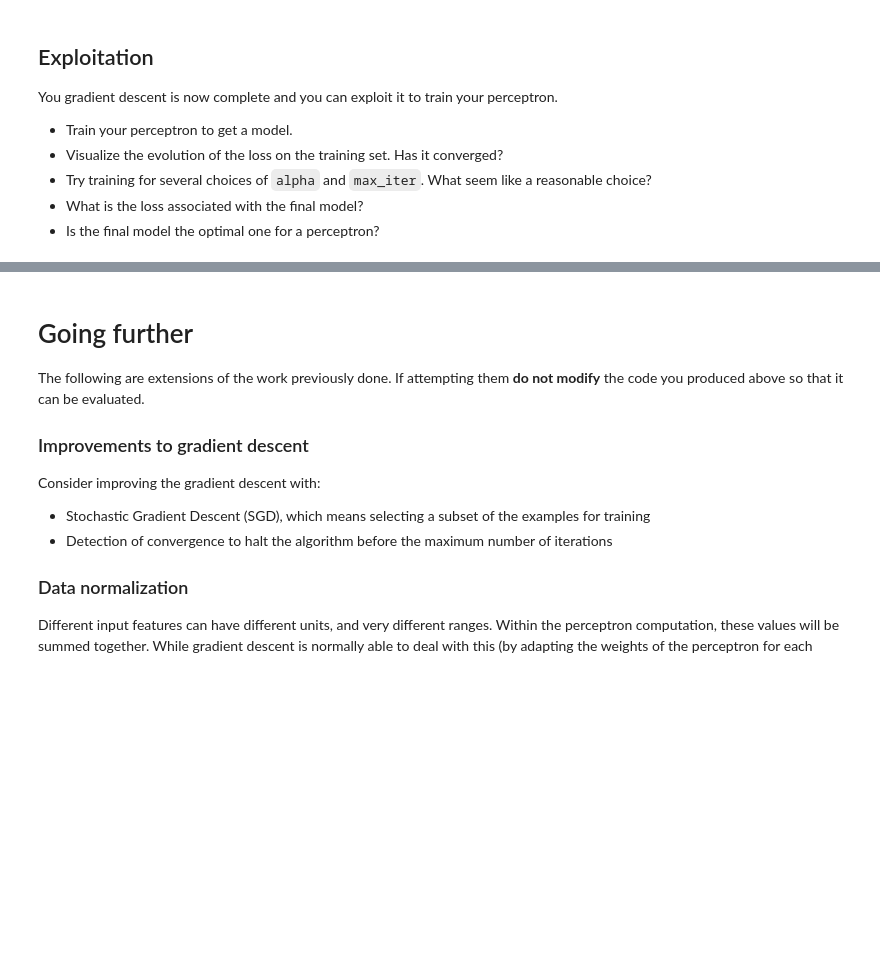
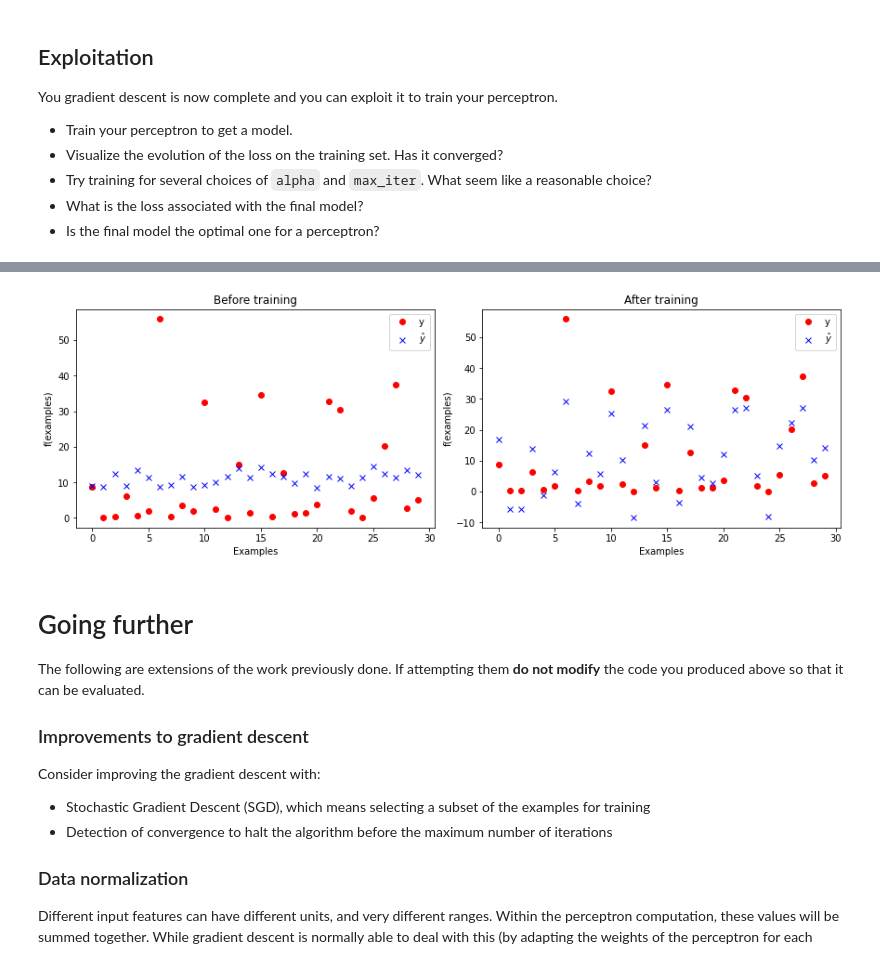
Before and after one commit to Vatosoa285/TP_ML, a Jupyter notebook: lab_2/perceptron.ipynb, the cells around one changed output, grey strips where cells are left out. Cells and saved outputs as stored; diff of their text form; code cells hidden in the pictures; blank space fills up the shorter version.

```diff
--- a/lab_2/perceptron.ipynb
+++ b/lab_2/perceptron.ipynb
@@ -233,3 +220,27 @@ KeyboardInterrupt:
+# %%
+num_samples_to_plot = 30
+
+plt.rcParams['figure.figsize'] = 12,4
+fig, axs = plt.subplots(1, 2, constrained_layout=True)
+axs.flat[0].plot(Y[0:num_samples_to_plot], 'ro', label='y')
+yw = [h(w_init,x) for x in X]
+
+axs.flat[0].plot(yw[0:num_samples_to_plot], 'bx', label='$\hat{y}$')
+axs.flat[0].legend()
+axs.flat[0].set_title("Before training")
+axs.flat[0].set_xlabel("Examples")
+axs.flat[0].set_ylabel("f(examples)")
+
+axs.flat[1].plot(Y[0:num_samples_to_plot], 'ro', label='y')
+yw = [h(w_final,x) for x in X]
+axs.flat[1].plot(yw[0:num_samples_to_plot], 'bx', label='$\hat{y}$')
+axs.flat[1].set_title("After training")
+axs.flat[1].legend()
+axs.flat[1].set_xlabel("Examples")
+axs.flat[1].set_ylabel("f(examples)")
+plt.show()
+# %% [output]
+[figure, added]
 # %% [markdown]
 
 
```
Also changed, not shown: parts of 9 cells of this notebook, 1 other file.
